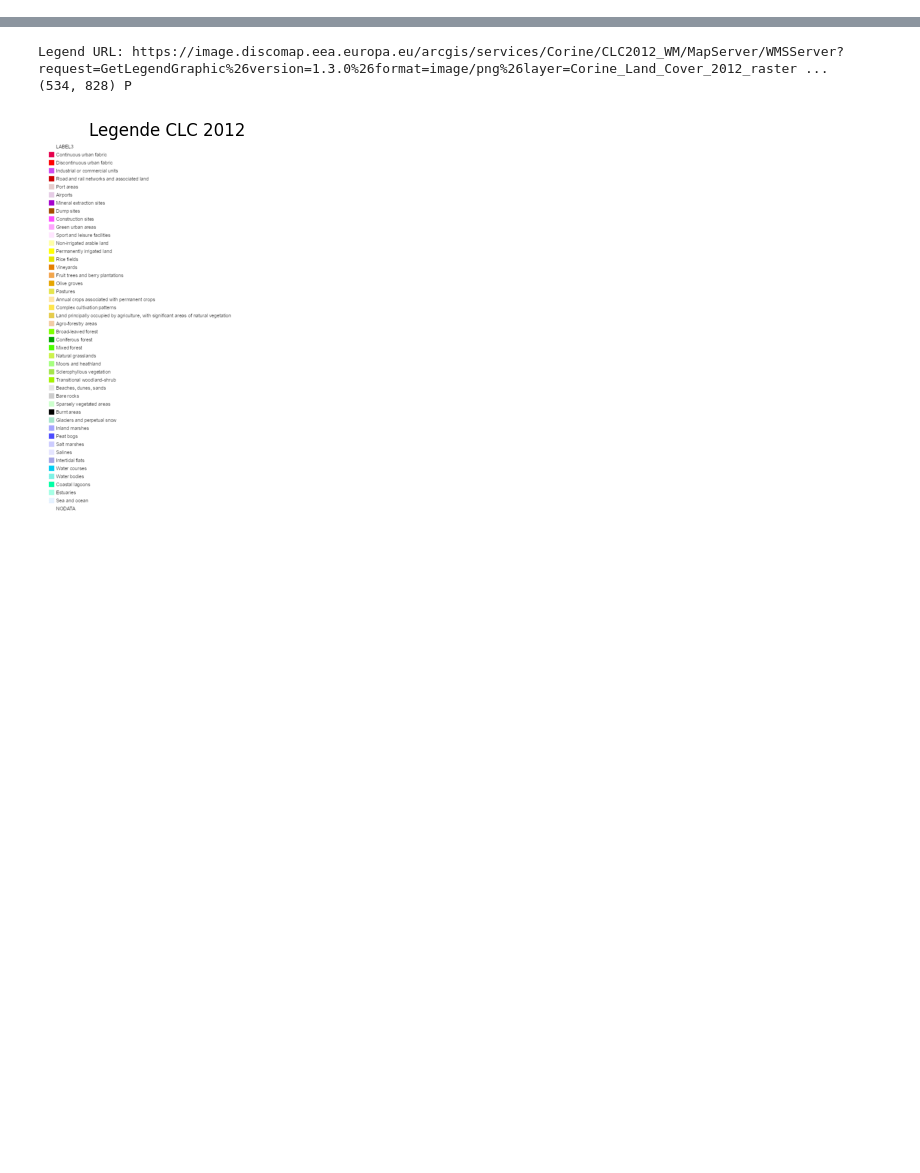
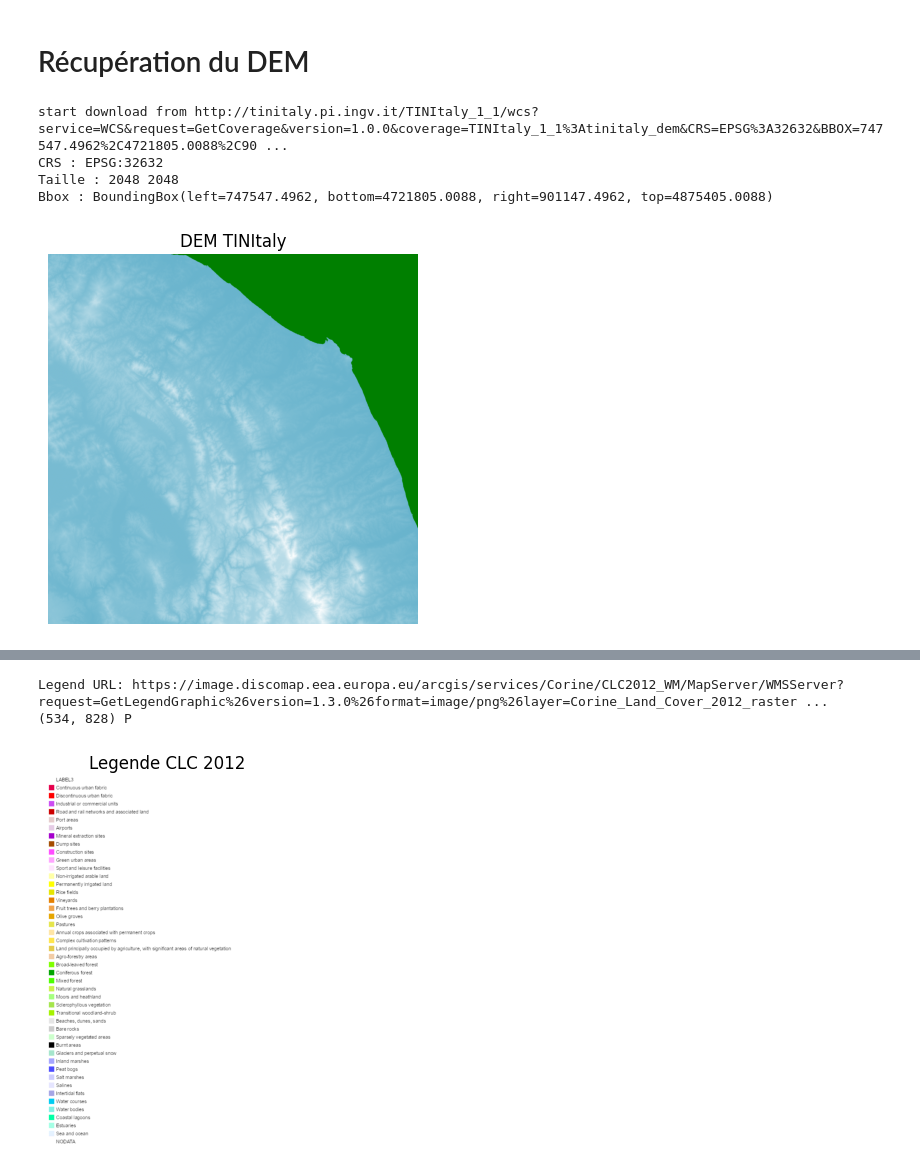
Before and after one commit to zwergon/pyslam, a Jupyter notebook: preprocessing/preprocessing.ipynb, the cells around one changed output, grey strips where cells are left out. Saved outputs shown, nothing was run; the diff lists cells and outputs as text; code cells hidden in the pictures; blank space fills up the shorter version.

```diff
--- a/preprocessing/preprocessing.ipynb
+++ b/preprocessing/preprocessing.ipynb
@@ -102,0 +1,15 @@ dict_keys(['title', 'legend', 'legend_width', 'legend_height', 'legend_format'])
+# %% [markdown]
+# Récupération du DEM
+# %%
+from pyslam.io.maps import DEM
+
+dem = DEM()
+dem.download()
+
+dem.display(title="DEM TINItaly", to_file=False)
+# %% [output]
+start download from http://tinitaly.pi.ingv.it/TINItaly_1_1/wcs?service=WCS&request=GetCoverage&version=1.0.0&coverage=TINItaly_1_1%3Atinitaly_dem&CRS=EPSG%3A32632&BBOX=747547.4962%2C4721805.0088%2C90 ...
+CRS : EPSG:32632
+Taille : 2048 2048
+Bbox : BoundingBox(left=747547.4962, bottom=4721805.0088, right=901147.4962, top=4875405.0088)
+[figure, added]
```
Also changed, not shown: parts of 22 cells of this notebook, 9 other files.
